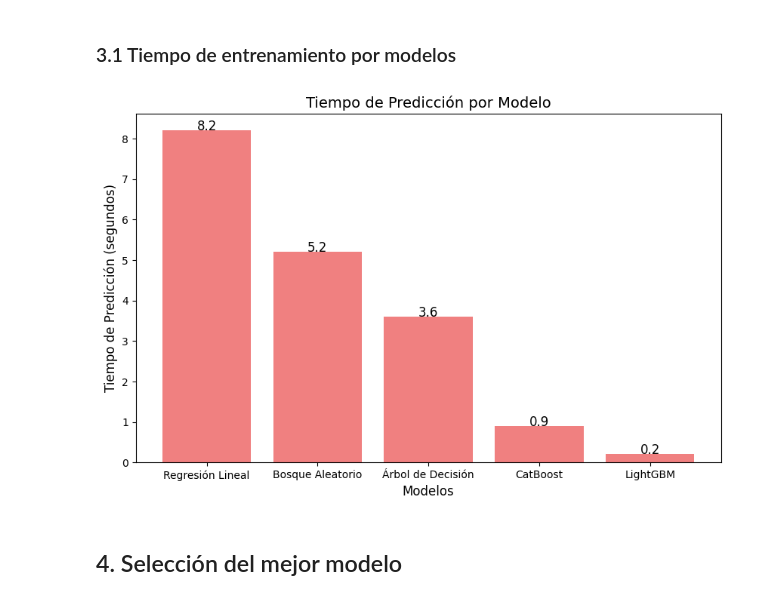
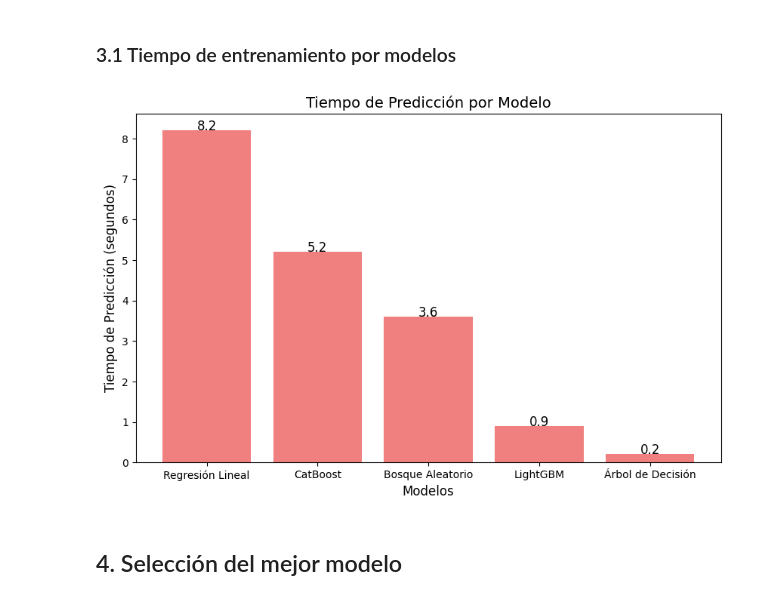
Before and after one commit to wh1tneyr/Rusty-Bargain, a Jupyter notebook: Rusty Bargain.ipynb, the cells around one changed output. Drawn from its saved outputs; the diff is of its cells as text; code cells hidden in the pictures.

```diff
--- a/Rusty Bargain.ipynb
+++ b/Rusty Bargain.ipynb
@@ -541,26 +542,28 @@ plt.show()
 # %%
 # Tiempo de predicción por modelo (en segundos)
 modelos = ['Regresión Lineal', 'Bosque Aleatorio', 'Árbol de Decisión', 'CatBoost', 'LightGBM']
-prediction_times = [8.2, 3.6, 0.2, 5.2, 0.9]  # Tiempos de predicción de cada modelo (deberías cambiar estos valores por los de tus modelos)
-prediction_times.sort(reverse=True)
+prediction_times = [8.2, 3.6, 0.2, 5.2, 0.9]  # Tiempos de predicción de cada modelo
+
+# Emparejar los modelos con sus tiempos de predicción, ordenar y separar nuevamente
+modelos, prediction_times = zip(*sorted(zip(modelos, prediction_times), key=lambda x: x[1], reverse=True))
 
 # Crear el gráfico de barras
 plt.figure(figsize=(10, 6))
 plt.bar(modelos, prediction_times, color='lightcoral')
 
 # Añadir etiquetas y título
 plt.title('Tiempo de Predicción por Modelo', fontsize=14)
 plt.xlabel('Modelos', fontsize=12)
 plt.ylabel('Tiempo de Predicción (segundos)', fontsize=12)
 
 # Añadir los valores de tiempo encima de las barras para mayor claridad
 for i, v in enumerate(prediction_times):
     plt.text(i, v + 0.01, str(v), ha='center', fontsize=12)
 
 # Mostrar el gráfico
 plt.show()
 # %% [output]
-[figure, old version]
+[figure, new version]
 # %% [markdown]
 ## 4. Selección del mejor modelo
 # %% [markdown]
```
Also changed, not shown: parts of 2 cells of this notebook.
